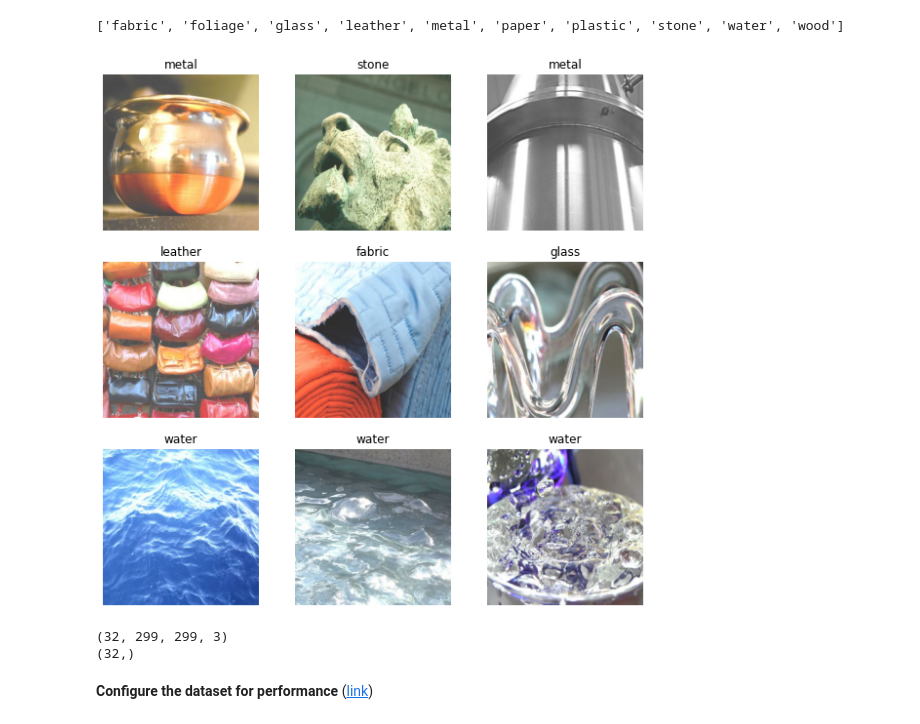
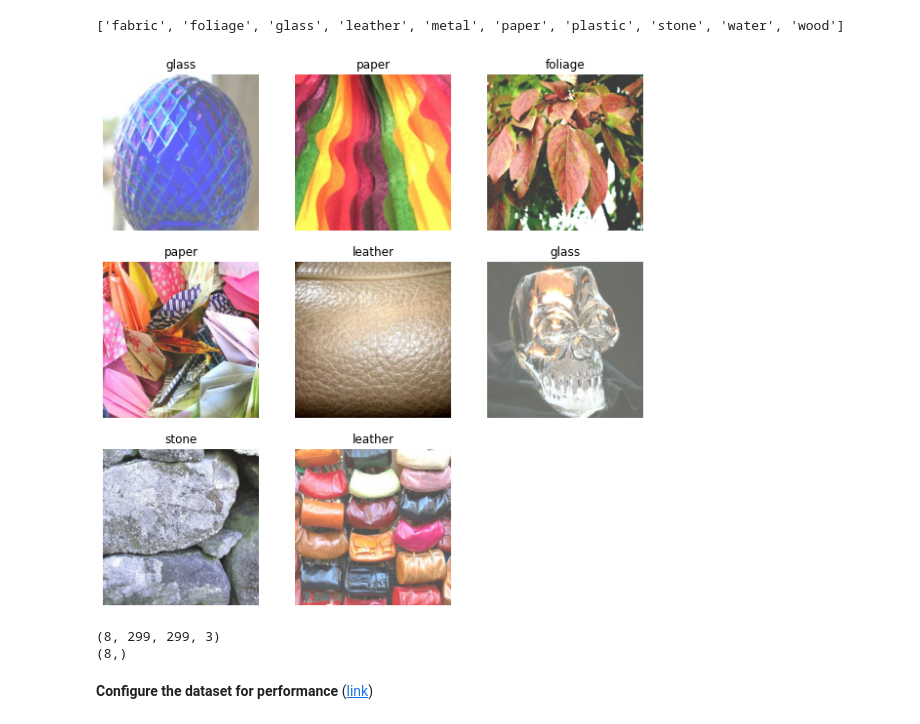
Before and after one commit to LeonardisOne/CZ4042-Neural-Networks-Project, a Jupyter notebook: materials_transfer_learning.ipynb, the cells around one changed output. Saved outputs shown, nothing was run; the diff lists cells and outputs as text; code cells hidden in the pictures.

Commit message:
changed batch size to 8

```diff
--- a/materials_transfer_learning.ipynb
+++ b/materials_transfer_learning.ipynb
@@ -81,5 +81,5 @@ PIL.Image.open(str(fabrics[0]))
 # %%
-batch_size = 32
+batch_size = 8
 img_height = 299
 img_width = 299
 # %%
@@ -112,21 +112,21 @@ print(class_names)
 # %%
 plt.figure(figsize=(10, 10))
 for images, labels in train_ds.take(1):
-  for i in range(9):
+  for i in range(8):
     ax = plt.subplot(3, 3, i + 1)
     plt.imshow(images[i].numpy().astype("uint8"))
     plt.title(class_names[labels[i]])
     plt.axis("off")
 # %% [output]
-[figure, old version]
+[figure, new version]
 # %%
 for image_batch, labels_batch in train_ds:
   print(image_batch.shape)
   print(labels_batch.shape)
   break
 # %% [output]
-(32, 299, 299, 3)
-(32,)
+(8, 299, 299, 3)
+(8,)
 # %% [markdown]
 **Configure the dataset for performance** ([link](https://www.tensorflow.org/tutorials/images/classification#configure_the_dataset_for_performance))
 # %%
```
Also changed, not shown: parts of 15 cells of this notebook.
